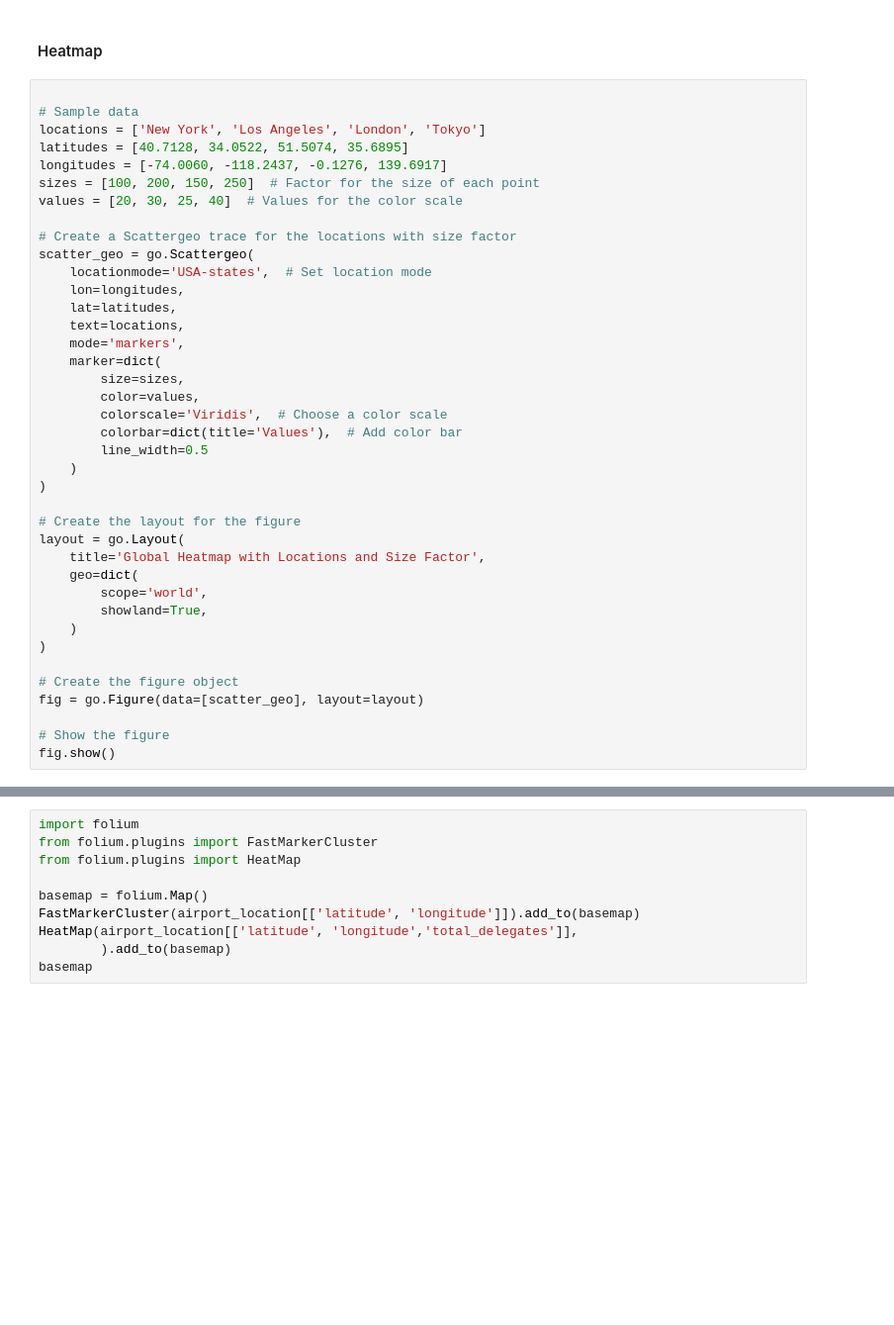
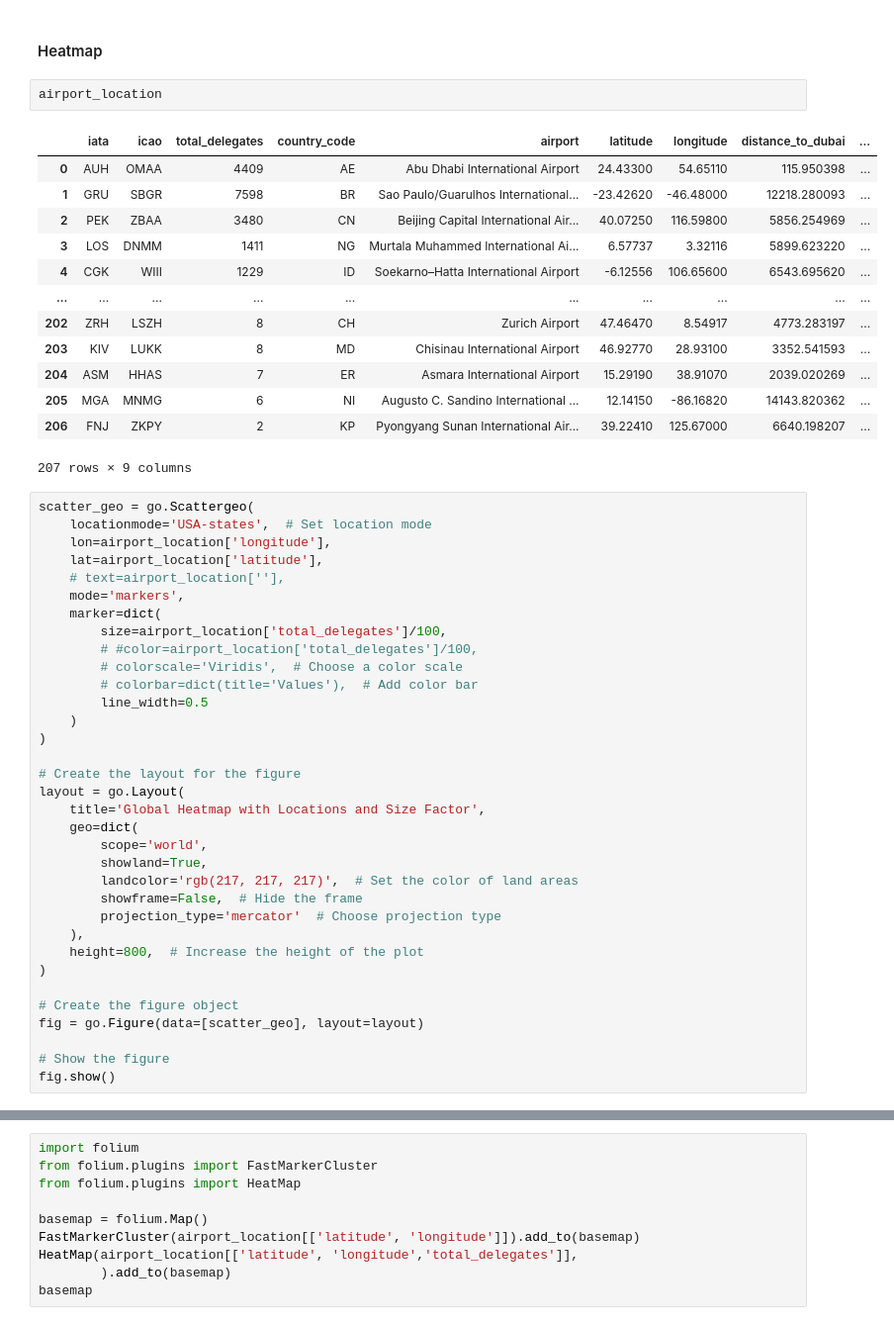
Before and after one commit to lukasschirren/COP_flight_analysis, a Jupyter notebook: cop28_delegate_list.ipynb, the cells around one changed output, grey strips where cells are left out. Shown at 99% size. Cells and saved outputs as stored; diff of their text form; blank space fills up the shorter version.

```diff
--- a/cop28_delegate_list.ipynb
+++ b/cop28_delegate_list.ipynb
@@ -244,27 +247,34 @@ export = airport_location[airport_location['existing_flight'] == False]
 export.to_excel('flights_with_transit_stop.xlsx', index=False)
 # %% [markdown]
 #### Heatmap
+# %%
+airport_location
+# %% [output]
+|  | iata | icao | total_delegates | country_code | airport | latitude | longitude | distance_to_dubai | ... |
+| 0 | AUH | OMAA | 4409 | AE | Abu Dhabi International Airport | 24.43300 | 54.65110 | 115.950398 | ... |
+| 1 | GRU | SBGR | 7598 | BR | Sao Paulo/Guarulhos International... | -23.42620 | -46.48000 | 12218.280093 | ... |
+| 2 | PEK | ZBAA | 3480 | CN | Beijing Capital International Air... | 40.07250 | 116.59800 | 5856.254969 | ... |
+| 3 | LOS | DNMM | 1411 | NG | Murtala Muhammed International Ai... | 6.57737 | 3.32116 | 5899.623220 | ... |
+| 4 | CGK | WIII | 1229 | ID | Soekarno–Hatta International Airport | -6.12556 | 106.65600 | 6543.695620 | ... |
+| ... | ... | ... | ... | ... | ... | ... | ... | ... | ... |
+| 202 | ZRH | LSZH | 8 | CH | Zurich Airport | 47.46470 | 8.54917 | 4773.283197 | ... |
+| 203 | KIV | LUKK | 8 | MD | Chisinau International Airport | 46.92770 | 28.93100 | 3352.541593 | ... |
+| 204 | ASM | HHAS | 7 | ER | Asmara International Airport | 15.29190 | 38.91070 | 2039.020269 | ... |
+| 205 | MGA | MNMG | 6 | NI | Augusto C. Sandino International ... | 12.14150 | -86.16820 | 14143.820362 | ... |
+| 206 | FNJ | ZKPY | 2 | KP | Pyongyang Sunan International Air... | 39.22410 | 125.67000 | 6640.198207 | ... |
+207 rows × 9 columns
 # %%
-
-# Sample data
-locations = ['New York', 'Los Angeles', 'London', 'Tokyo']
-latitudes = [40.7128, 34.0522, 51.5074, 35.6895]
-longitudes = [-74.0060, -118.2437, -0.1276, 139.6917]
-sizes = [100, 200, 150, 250]  # Factor for the size of each point
-values = [20, 30, 25, 40]  # Values for the color scale
-
-# Create a Scattergeo trace for the locations with size factor
 scatter_geo = go.Scattergeo(
     locationmode='USA-states',  # Set location mode
-    lon=longitudes,
-    lat=latitudes,
-    text=locations,
+    lon=airport_location['longitude'],
+    lat=airport_location['latitude'],
+    # text=airport_location[''],
     mode='markers',
     marker=dict(
-        size=sizes,
-        color=values,
-        colorscale='Viridis',  # Choose a color scale
-        colorbar=dict(title='Values'),  # Add color bar
+        size=airport_location['total_delegates']/100,
+        # #color=airport_location['total_delegates']/100,
+        # colorscale='Viridis',  # Choose a color scale
+        # colorbar=dict(title='Values'),  # Add color bar
         line_width=0.5
     )
 )
@@ -275,7 +285,11 @@ layout = go.Layout(
     geo=dict(
         scope='world',
         showland=True,
-    )
+        landcolor='rgb(217, 217, 217)',  # Set the color of land areas
+        showframe=False,  # Hide the frame
+        projection_type='mercator'  # Choose projection type
+    ),
+    height=800,  # Increase the height of the plot
 )
 
 # Create the figure object
```
Also changed, not shown: parts of 12 cells of this notebook, 8 other files.
